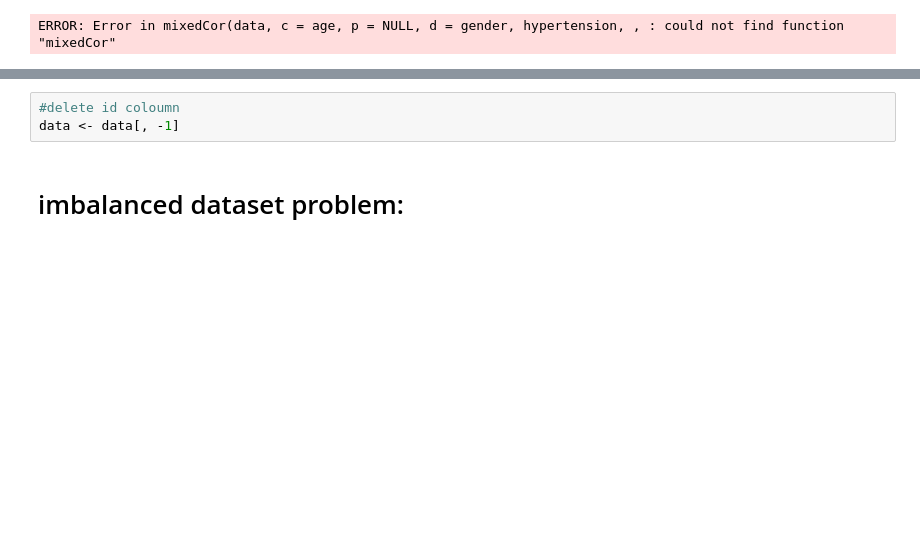
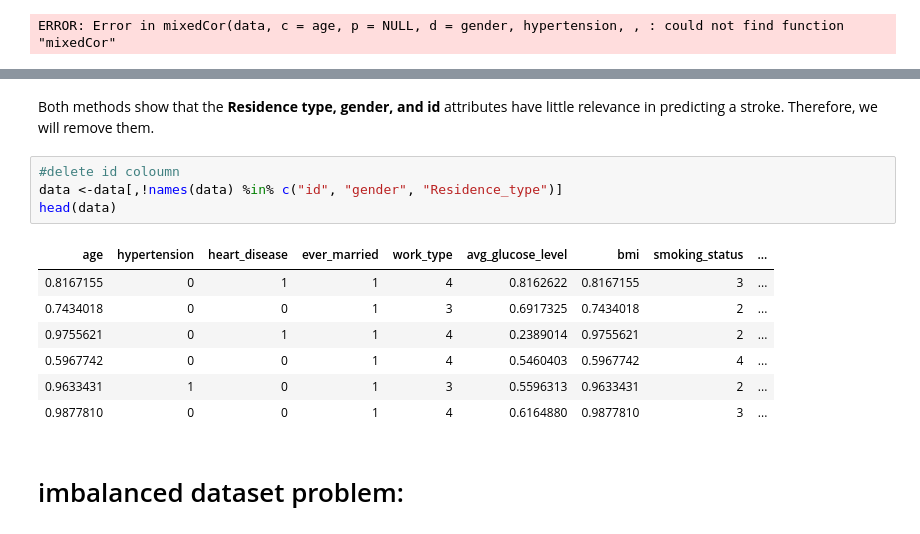
Before and after one commit to mriamft/Stroke-Prediction, a Jupyter notebook: Phase1 Jupyter notebook(1).ipynb, the cells around one changed output, grey strips where cells are left out. Saved outputs shown, nothing was run; the diff lists cells and outputs as text; blank space fills up the shorter version.

```diff
--- a/Phase1 Jupyter notebook(1).ipynb
+++ b/Phase1 Jupyter notebook(1).ipynb
@@ -564,6 +647,17 @@ plot(results, type=c("g", "o"))
+# %% [markdown]
+Both methods show that the <b>Residence type, gender, and id </b> attributes have little relevance in predicting a stroke. Therefore, we will remove them.
 # %%
 #delete id coloumn
-data <- data[, -1]
+data <-data[,!names(data) %in% c("id", "gender", "Residence_type")]
+head(data)
+# %% [output]
+| age | hypertension | heart_disease | ever_married | work_type | avg_glucose_level | bmi | smoking_status | ... |
+| 0.8167155 | 0 | 1 | 1 | 4 | 0.8162622 | 0.8167155 | 3 | ... |
+| 0.7434018 | 0 | 0 | 1 | 3 | 0.6917325 | 0.7434018 | 2 | ... |
+| 0.9755621 | 0 | 1 | 1 | 4 | 0.2389014 | 0.9755621 | 2 | ... |
+| 0.5967742 | 0 | 0 | 1 | 4 | 0.5460403 | 0.5967742 | 4 | ... |
+| 0.9633431 | 1 | 0 | 1 | 3 | 0.5596313 | 0.9633431 | 2 | ... |
+| 0.9877810 | 0 | 0 | 1 | 4 | 0.6164880 | 0.9877810 | 3 | ... |
 # %% [markdown]
 # imbalanced dataset problem:
 # %% [markdown]
```
Also changed, not shown: parts of 55 cells of this notebook, 1 other file.
